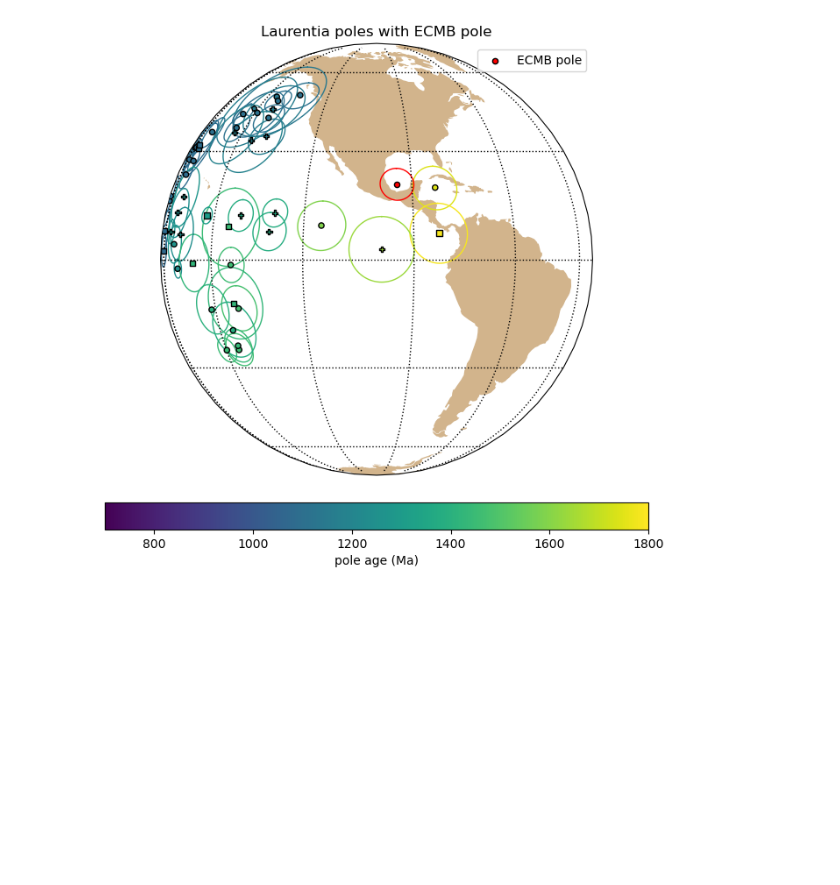
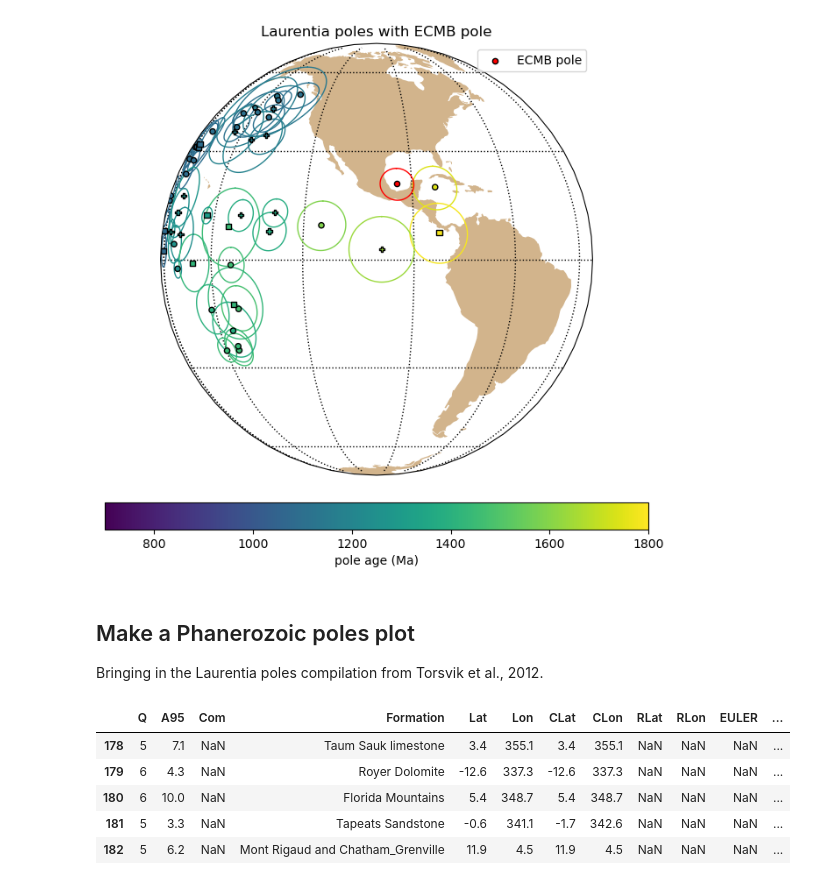
Before and after one commit to Institute-for-Rock-Magnetism/2026_ESCI_pmag_course, a Jupyter notebook: W12_paleogeography/Laurentia_pole_compilation.ipynb, the cells around one changed output. Drawn from its saved outputs; the diff is of its cells as text; code cells hidden in the pictures; blank space fills up the shorter version.

```diff
--- a/W12_paleogeography/Laurentia_pole_compilation.ipynb
+++ b/W12_paleogeography/Laurentia_pole_compilation.ipynb
@@ -229,3 +247,18 @@ plt.title('Laurentia poles with ECMB pole')
 plt.show()
 # %% [output]
 [figure]
+# %% [markdown]
+## Make a Phanerozoic poles plot
+
+Bringing in the Laurentia poles compilation from Torsvik et al., 2012.
+# %%
+Phan_poles = pd.read_csv('https://github.com/Swanson-Hysell-Group/Laurentia_Paleogeography/raw/refs/heads/master/Data/Torsvik_Laurentia_Pole_Compilation.csv')
+Phan_poles['North_pole_lat'] = Phan_poles['PLAT']
+Phan_poles.tail()
+# %% [output]
+|  | Q | A95 | Com | Formation | Lat | Lon | CLat | CLon | RLat | RLon | EULER | ... |
+| 178 | 5 | 7.1 | NaN | Taum Sauk limestone | 3.4 | 355.1 | 3.4 | 355.1 | NaN | NaN | NaN | ... |
+| 179 | 6 | 4.3 | NaN | Royer Dolomite | -12.6 | 337.3 | -12.6 | 337.3 | NaN | NaN | NaN | ... |
+| 180 | 6 | 10.0 | NaN | Florida Mountains | 5.4 | 348.7 | 5.4 | 348.7 | NaN | NaN | NaN | ... |
+| 181 | 5 | 3.3 | NaN | Tapeats Sandstone | -0.6 | 341.1 | -1.7 | 342.6 | NaN | NaN | NaN | ... |
+| 182 | 5 | 6.2 | NaN | Mont Rigaud and Chatham_Grenville | 11.9 | 4.5 | 11.9 | 4.5 | NaN | NaN | NaN | ... |
```
Also changed, not shown: parts of 4 cells of this notebook.
